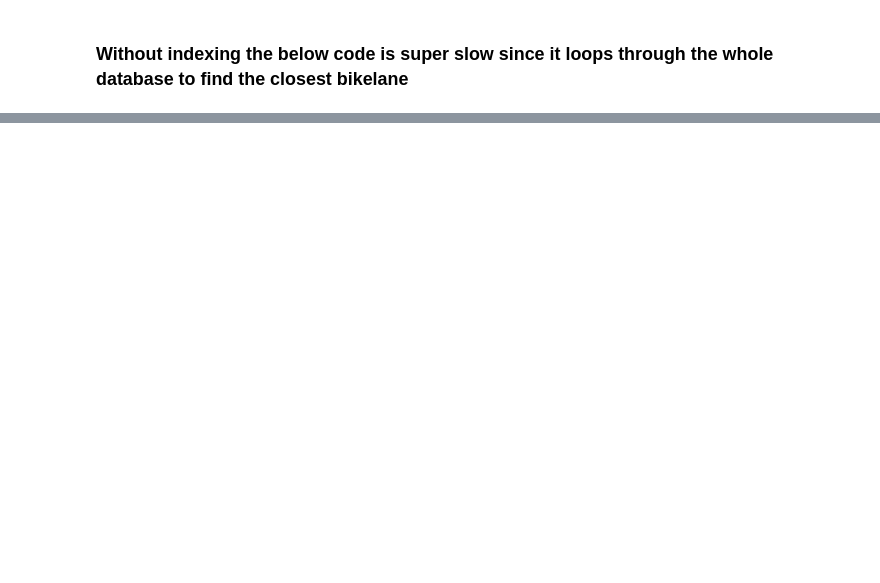
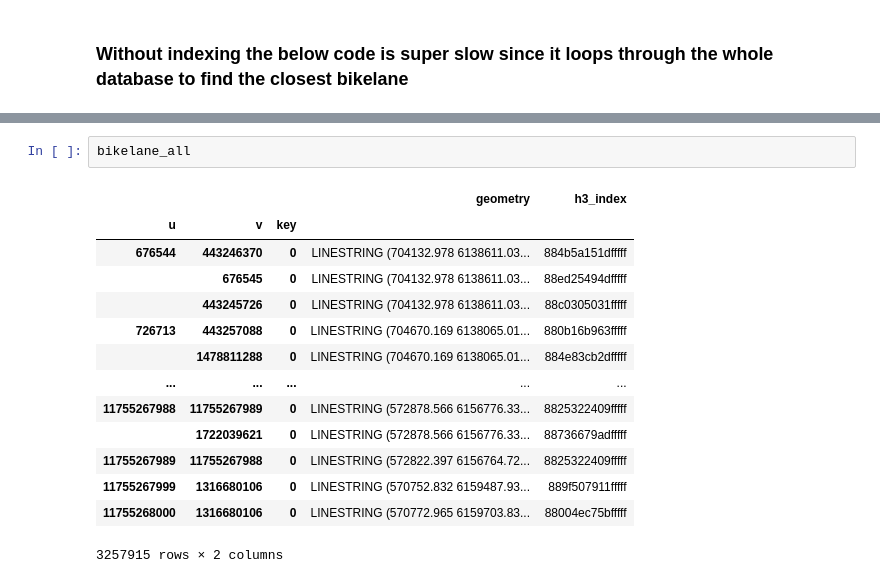
Before and after one commit to csipapicsa/geospatial_ds-project-FORK, a Jupyter notebook: get_shortest_path.ipynb, the cells around one changed output, grey strips where cells are left out. Drawn from its saved outputs; the diff is of its cells as text; blank space fills up the shorter version.

```diff
--- a/get_shortest_path.ipynb
+++ b/get_shortest_path.ipynb
@@ -98,0 +212,17 @@ nearest_points end
+# %%
+bikelane_all
+# %% [output]
+|  |  |  | geometry | h3_index |
+| u | v | key |  |  |
+| 676544 | 443246370 | 0 | LINESTRING (704132.978 6138611.03... | 884b5a151dfffff |
+|  | 676545 | 0 | LINESTRING (704132.978 6138611.03... | 88ed25494dfffff |
+|  | 443245726 | 0 | LINESTRING (704132.978 6138611.03... | 88c0305031fffff |
+| 726713 | 443257088 | 0 | LINESTRING (704670.169 6138065.01... | 880b16b963fffff |
+|  | 1478811288 | 0 | LINESTRING (704670.169 6138065.01... | 884e83cb2dfffff |
+| ... | ... | ... | ... | ... |
+| 11755267988 | 11755267989 | 0 | LINESTRING (572878.566 6156776.33... | 8825322409fffff |
+|  | 1722039621 | 0 | LINESTRING (572878.566 6156776.33... | 88736679adfffff |
+| 11755267989 | 11755267988 | 0 | LINESTRING (572822.397 6156764.72... | 8825322409fffff |
+| 11755267999 | 1316680106 | 0 | LINESTRING (570752.832 6159487.93... | 889f507911fffff |
+| 11755268000 | 1316680106 | 0 | LINESTRING (570772.965 6159703.83... | 88004ec75bfffff |
+3257915 rows × 2 columns
```
Also changed, not shown: parts of 18 cells of this notebook.
